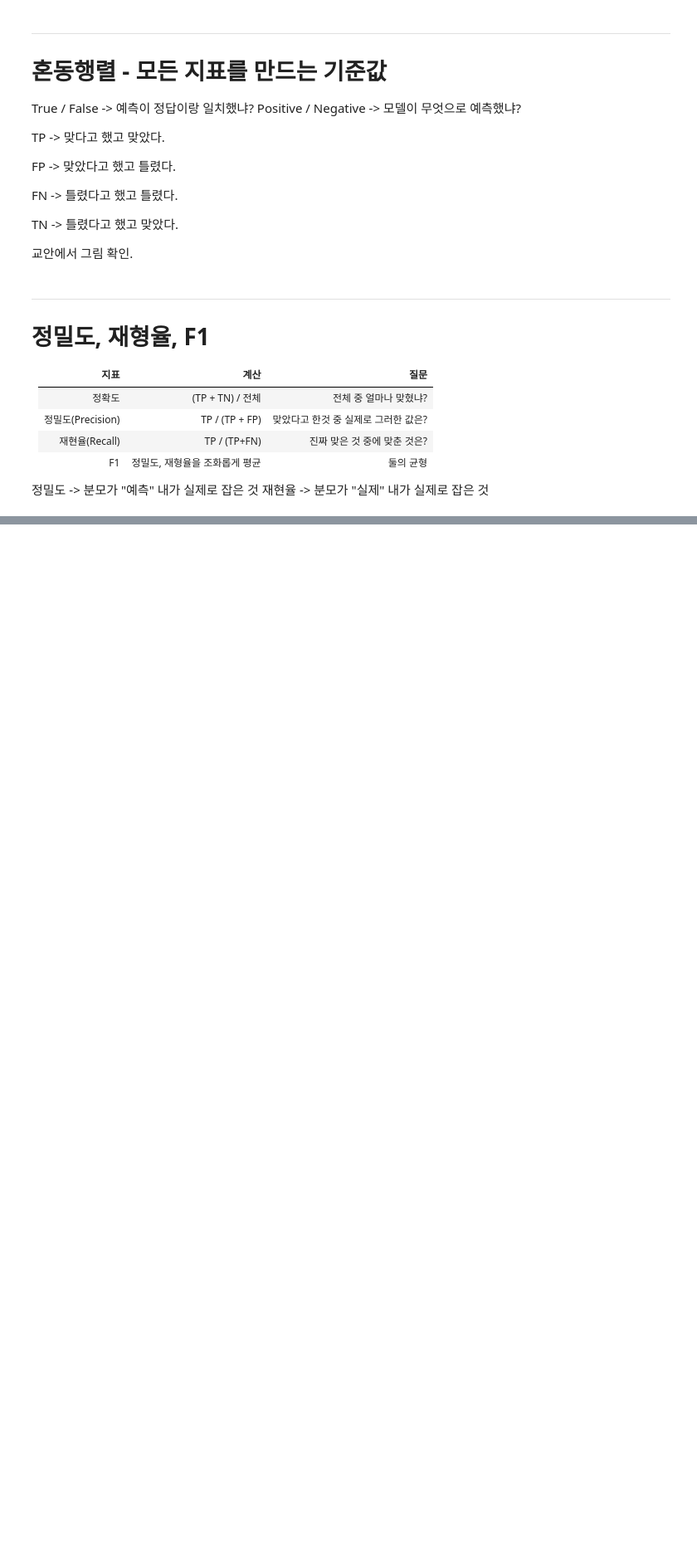
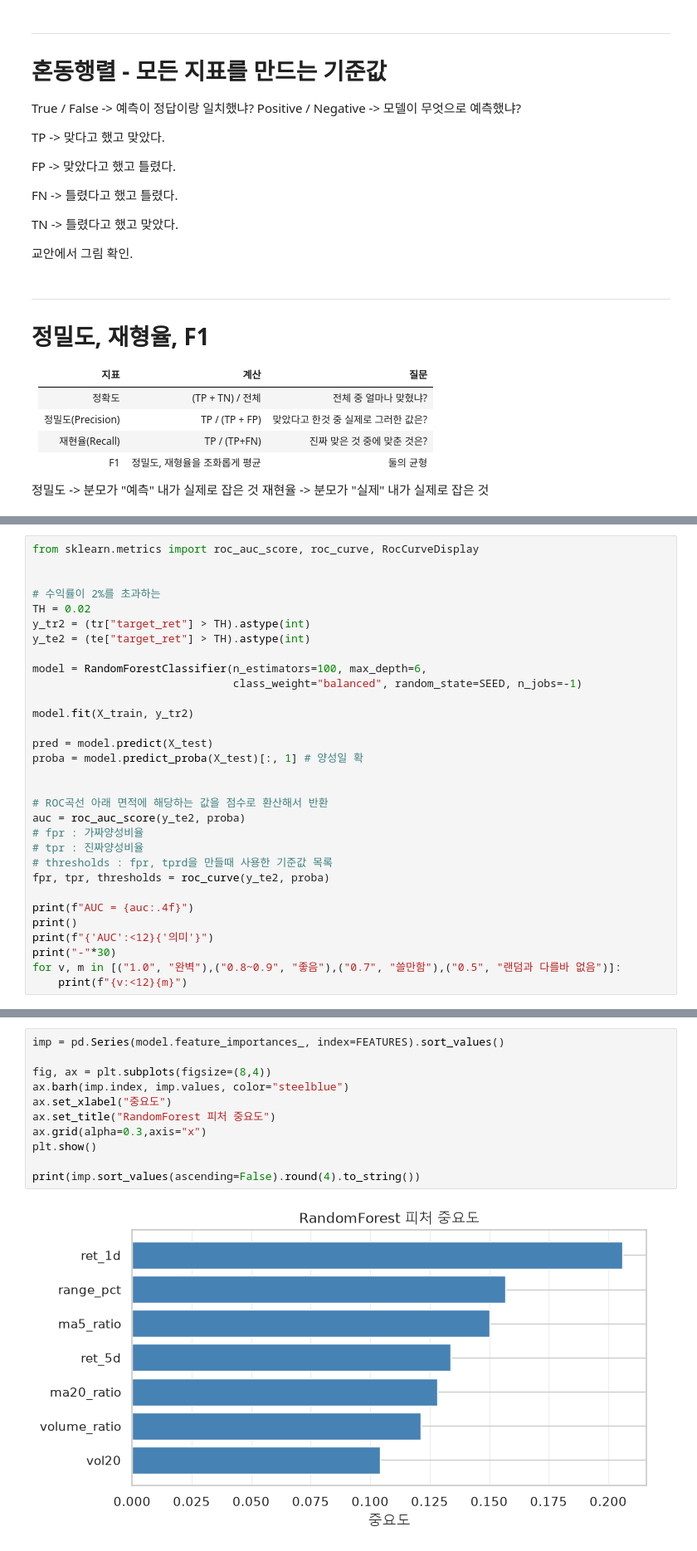
Before and after one commit to wonguwon/KDT0513, a Jupyter notebook: 06_Python/10_ml/03_classification.ipynb, the cells around one changed output, grey strips where cells are left out. Shown at 83% size. Drawn from its saved outputs; the diff is of its cells as text; blank space fills up the shorter version.

```diff
--- a/06_Python/10_ml/03_classification.ipynb
+++ b/06_Python/10_ml/03_classification.ipynb
@@ -377,0 +406,31 @@ print(classification_report(y_te, p, zero_division=0))
+# %%
+from sklearn.metrics import roc_auc_score, roc_curve, RocCurveDisplay
+
+
+# 수익률이 2%를 초과하는
+TH = 0.02
+y_tr2 = (tr["target_ret"] > TH).astype(int)
+y_te2 = (te["target_ret"] > TH).astype(int)
+
+model = RandomForestClassifier(n_estimators=100, max_depth=6,
+                               class_weight="balanced", random_state=SEED, n_jobs=-1)
+
+model.fit(X_train, y_tr2)
+
+pred = model.predict(X_test)
+proba = model.predict_proba(X_test)[:, 1] # 양성일 확
+
+
+# ROC곡선 아래 면적에 해당하는 값을 점수로 환산해서 반환
+auc = roc_auc_score(y_te2, proba)
+# fpr : 가짜양성비율
+# tpr : 진짜양성비율
+# thresholds : fpr, tprd을 만들때 사용한 기준값 목록
+fpr, tpr, thresholds = roc_curve(y_te2, proba)
+
+print(f"AUC = {auc:.4f}")
+print()
+print(f"{'AUC':<12}{'의미'}")
+print("-"*30)
+for v, m in [("1.0", "완벽"),("0.8~0.9", "좋음"),("0.7", "쓸만함"),("0.5", "랜덤과 다를바 없음")]:
+    print(f"{v:<12}{m}")
@@ -377,0 +568,13 @@ print(classification_report(y_te, p, zero_division=0))
+# %%
+imp = pd.Series(model.feature_importances_, index=FEATURES).sort_values()
+
+fig, ax = plt.subplots(figsize=(8,4))
+ax.barh(imp.index, imp.values, color="steelblue")
+ax.set_xlabel("중요도")
+ax.set_title("RandomForest 피처 중요도")
+ax.grid(alpha=0.3,axis="x")
+plt.show()
+
+print(imp.sort_values(ascending=False).round(4).to_string())
+# %% [output]
+[figure, added]
```
Also changed, not shown: parts of 18 cells of this notebook, 1 other file.
